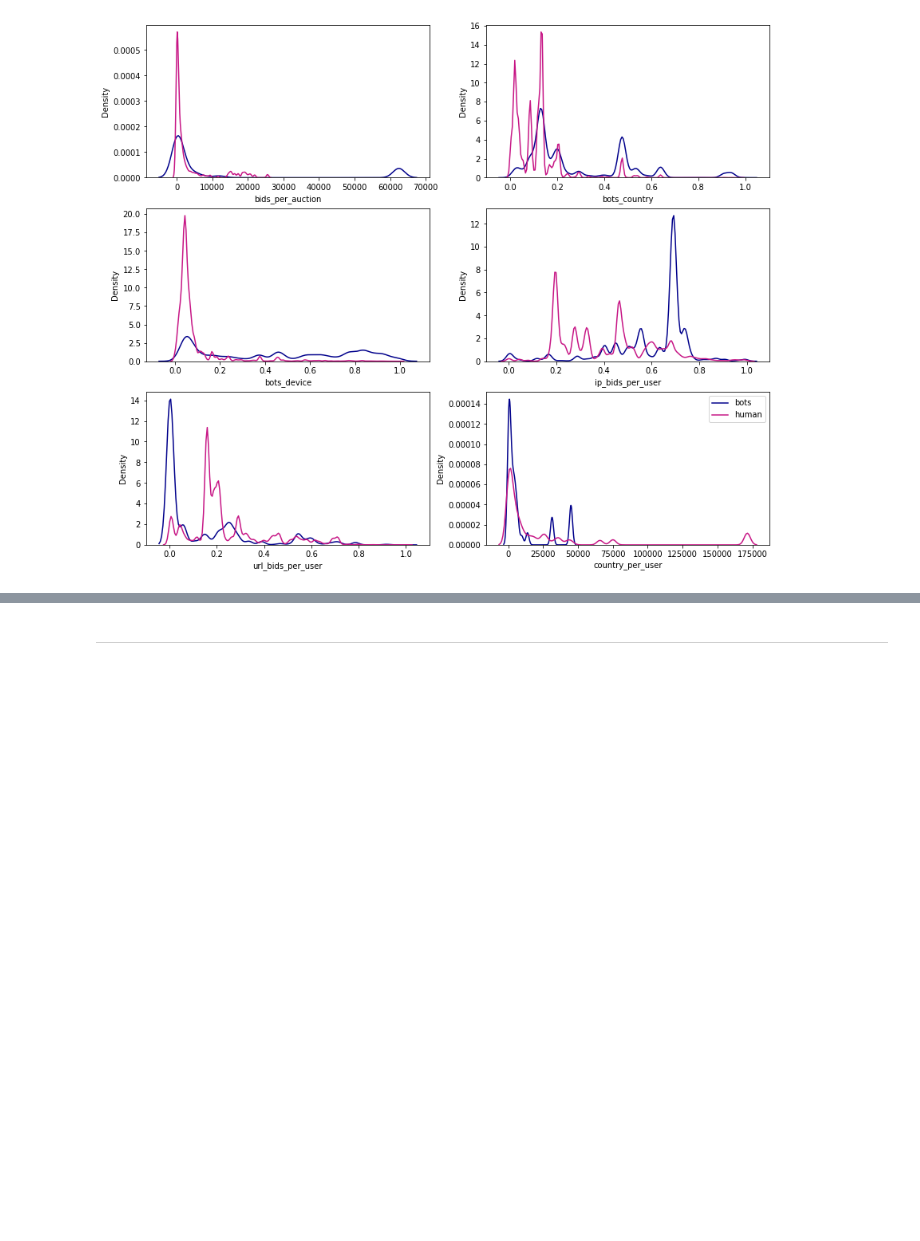
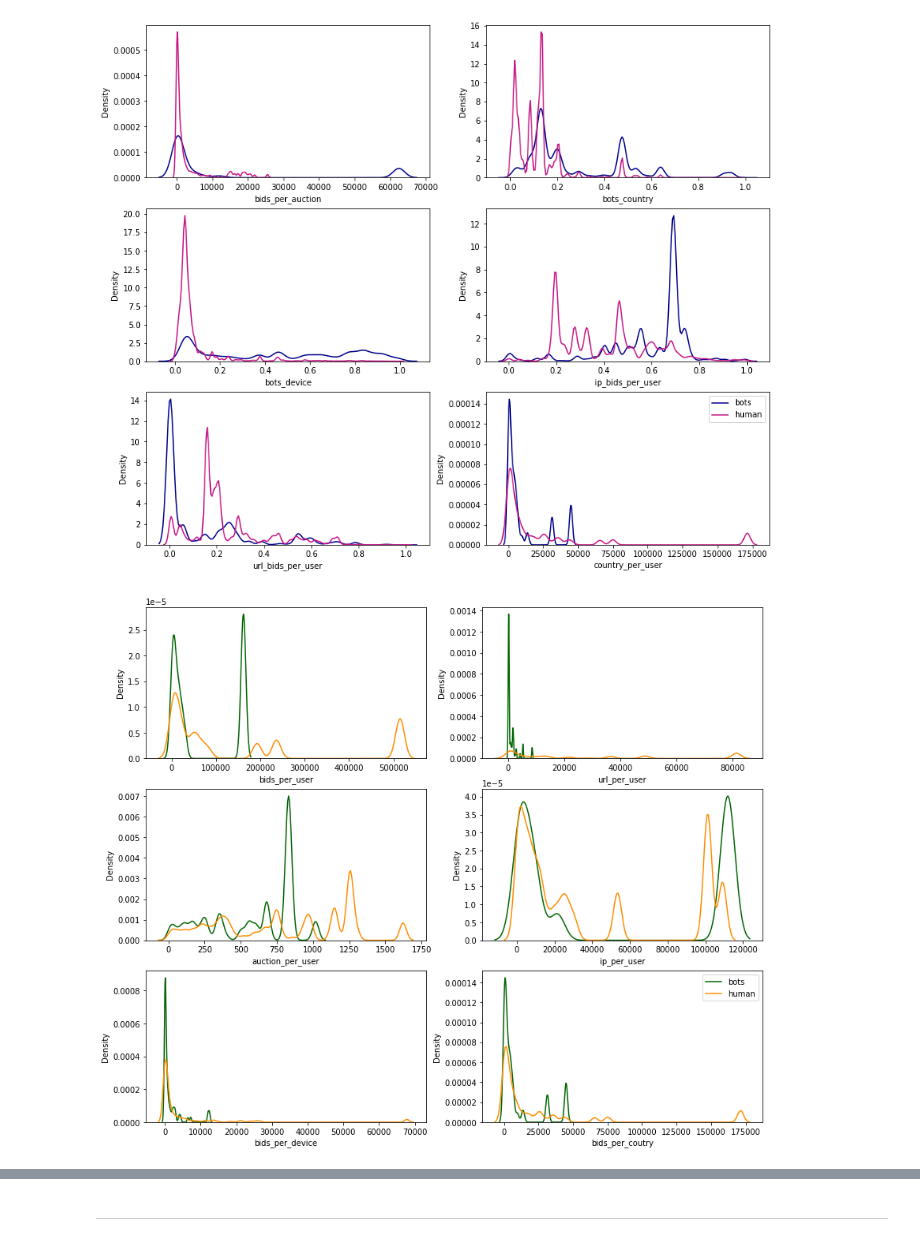
Before and after one commit to gabriellewald/auction-fraud-detection, a Jupyter notebook: notebooks/3_feature_engineering.ipynb, the cells around one changed output, grey strips where cells are left out. Cells and saved outputs as stored; diff of their text form; code cells hidden in the pictures; blank space fills up the shorter version.

```diff
--- a/notebooks/3_feature_engineering.ipynb
+++ b/notebooks/3_feature_engineering.ipynb
@@ -178,6 +228,64 @@ plt.legend(['bots', 'human'])
 plt.show()
 # %% [output]
 [figure]
+# %%
+bots = auction_df.loc[auction_df.outcome == 1]
+human = auction_df.loc[auction_df.outcome == 0]
+
+fig, axes = plt.subplots(nrows=3, ncols=2, figsize=(14, 12), sharex=False)
+
+# bids_per_auction
+sns.distplot(bots['bids_per_user'], hist=False, kde=True,
+             bins=int(180/5), color='darkgreen',
+             kde_kws={'linewidth': 1.5}, ax=axes[0, 0])
+sns.distplot(human['bids_per_user'], hist=False, kde=True,
+             bins=int(180/5), color='darkorange',
+             kde_kws={'linewidth': 1.5}, ax=axes[0, 0])
+
+# bots_country
+sns.distplot(bots['url_per_user'], hist=False, kde=True,
+             bins=int(180/5), color='darkgreen',
+             kde_kws={'linewidth': 1.5}, ax=axes[0, 1])
+sns.distplot(human['url_per_user'], hist=False, kde=True,
+             bins=int(180/5), color='darkorange',
+             kde_kws={'linewidth': 1.5}, ax=axes[0, 1])
+
+# bots_device
+sns.distplot(bots['auction_per_user'], hist=False, kde=True,
+             bins=int(180/5), color='darkgreen', label='bots',
+             kde_kws={'linewidth': 1.5}, ax=axes[1, 0])
+sns.distplot(human['auction_per_user'], hist=False, kde=True,
+             bins=int(180/5), color='darkorange', label='human',
+             kde_kws={'linewidth': 1.5}, ax=axes[1, 0])
+
+# ip_bids_per_user
+sns.distplot(bots['ip_per_user'], hist=False, kde=True,
+             bins=int(180/5), color='darkgreen',
+             kde_kws={'linewidth': 1.5}, ax=axes[1, 1])
+sns.distplot(human['ip_per_user'], hist=False, kde=True,
+             bins=int(180/5), color='darkorange',
+             kde_kws={'linewidth': 1.5}, ax=axes[1, 1])
+
+# url_bids_per_user
+sns.distplot(bots['bids_per_device'], hist=False, kde=True,
+             bins=int(180/5), color='darkgreen',
+             kde_kws={'linewidth': 1.5}, ax=axes[2, 0])
+sns.distplot(human['bids_per_device'], hist=False, kde=True,
+             bins=int(180/5), color='darkorange',
+             kde_kws={'linewidth': 1.5}, ax=axes[2, 0])
+
+# country_per_user
+sns.distplot(bots['bids_per_coutry'], hist=False, kde=True,
+             bins=int(180/5), color='darkgreen',
+             kde_kws={'linewidth': 1.5}, ax=axes[2, 1])
+sns.distplot(human['bids_per_coutry'], hist=False, kde=True,
+             bins=int(180/5), color='darkorange',
+             kde_kws={'linewidth': 1.5}, ax=axes[2, 1])
+
+plt.legend(['bots', 'human'])
+plt.show()
+# %% [output]
+[figure, added]
 # %%
 # filter variables of interest
 df = auction_df[['outcome', 'bids_per_auction', 'country_per_user',
```
Also changed, not shown: parts of 12 cells of this notebook, 1 other file.
